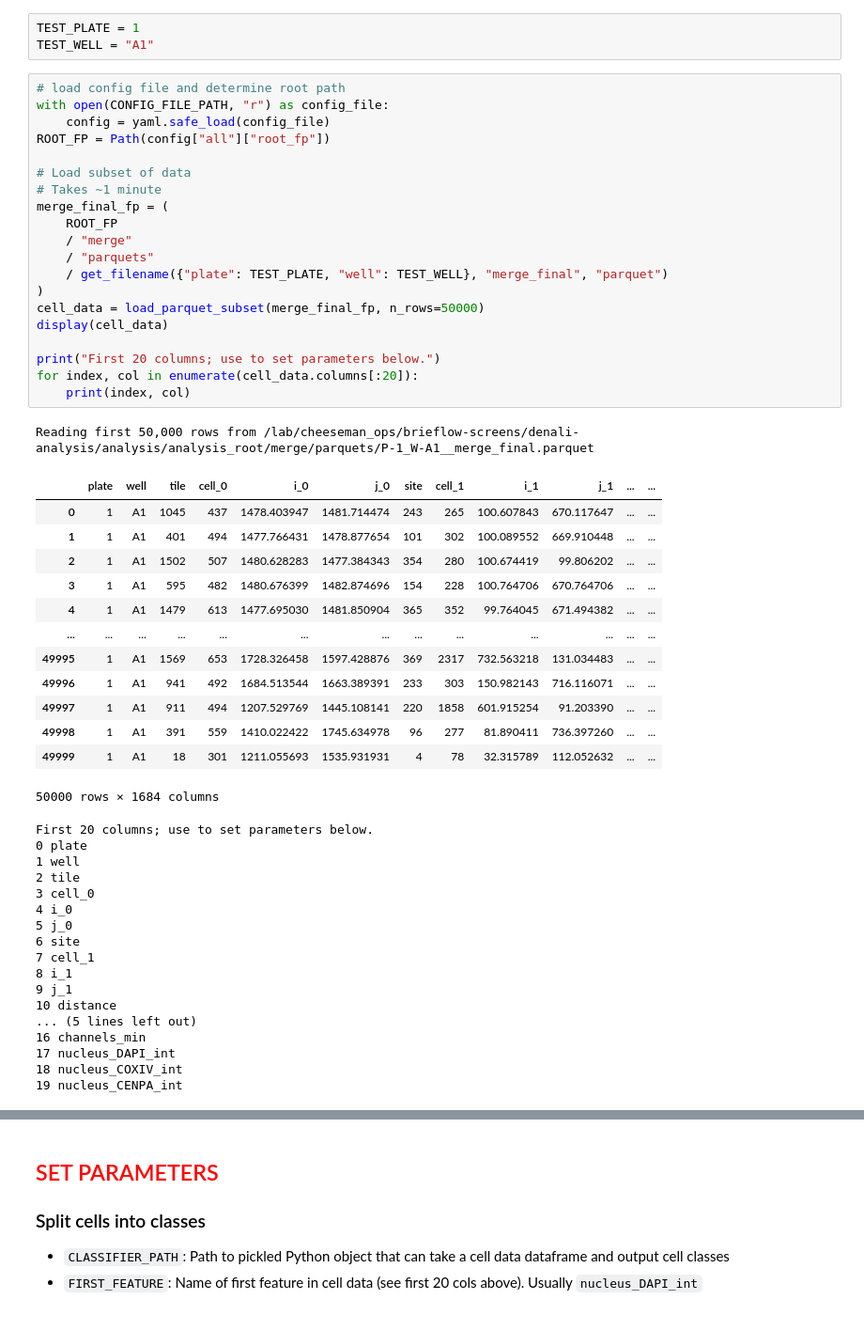
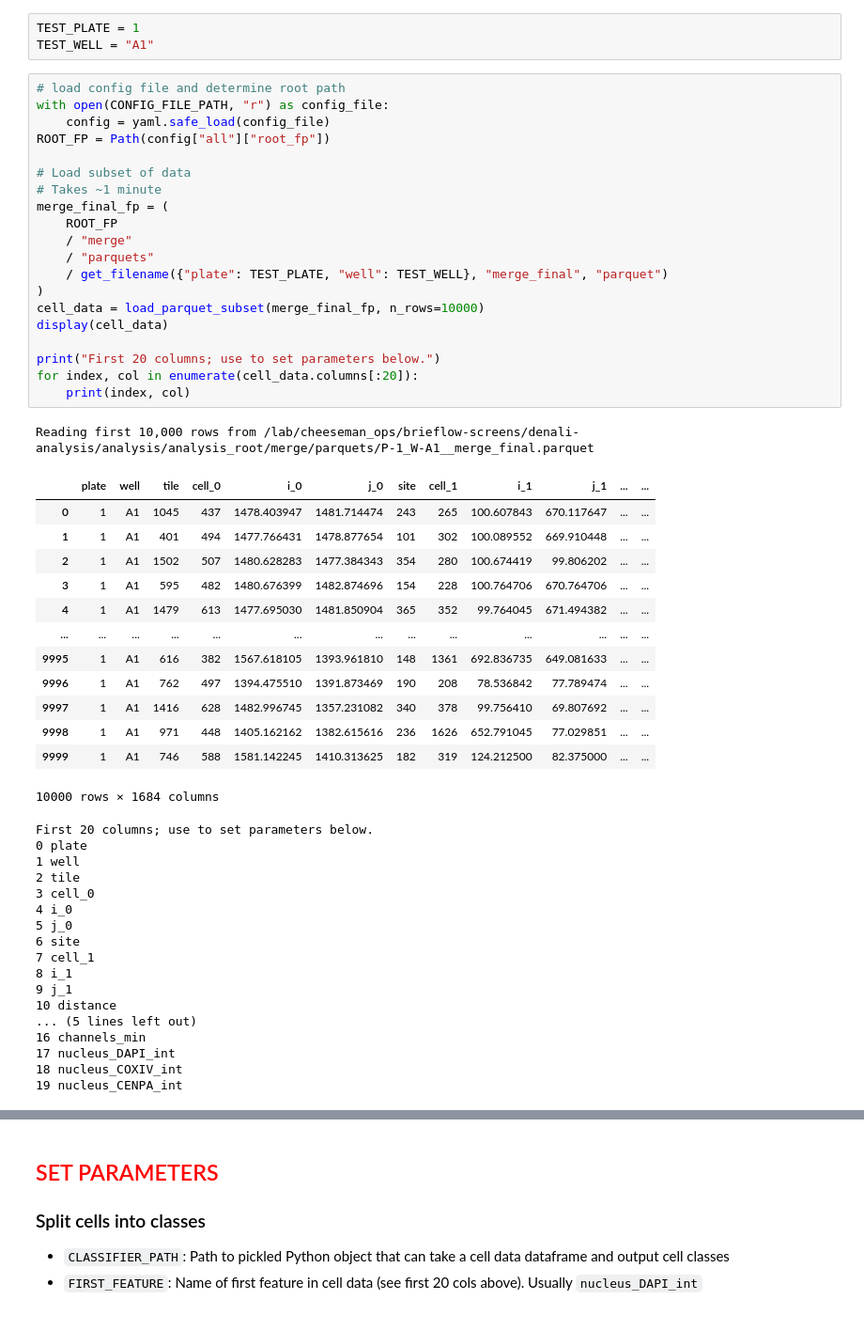
Before and after one commit to cheeseman-lab/brieflow-analysis, a Jupyter notebook: analysis/7.configure_aggregate_params.ipynb, the cells around one changed output, grey strips where cells are left out. Shown at 94% size. Drawn from its saved outputs; the diff is of its cells as text.

```diff
--- a/analysis/7.configure_aggregate_params.ipynb
+++ b/analysis/7.configure_aggregate_params.ipynb
@@ -54,38 +54,38 @@ TEST_WELL = "A1"
 # %%
 # load config file and determine root path
 with open(CONFIG_FILE_PATH, "r") as config_file:
     config = yaml.safe_load(config_file)
 ROOT_FP = Path(config["all"]["root_fp"])
 
 # Load subset of data
 # Takes ~1 minute
 merge_final_fp = (
     ROOT_FP
     / "merge"
     / "parquets"
     / get_filename({"plate": TEST_PLATE, "well": TEST_WELL}, "merge_final", "parquet")
 )
-cell_data = load_parquet_subset(merge_final_fp, n_rows=50000)
+cell_data = load_parquet_subset(merge_final_fp, n_rows=10000)
 display(cell_data)
 
 print("First 20 columns; use to set parameters below.")
 for index, col in enumerate(cell_data.columns[:20]):
     print(index, col)
 # %% [output]
-Reading first 50,000 rows from /lab/cheeseman_ops/brieflow-screens/denali-analysis/analysis/analysis_root/merge/parquets/P-1_W-A1__merge_final.parquet
+Reading first 10,000 rows from /lab/cheeseman_ops/brieflow-screens/denali-analysis/analysis/analysis_root/merge/parquets/P-1_W-A1__merge_final.parquet
 |  | plate | well | tile | cell_0 | i_0 | j_0 | site | cell_1 | i_1 | j_1 | ... | ... |
 | 0 | 1 | A1 | 1045 | 437 | 1478.403947 | 1481.714474 | 243 | 265 | 100.607843 | 670.117647 | ... | ... |
 | 1 | 1 | A1 | 401 | 494 | 1477.766431 | 1478.877654 | 101 | 302 | 100.089552 | 669.910448 | ... | ... |
 | 2 | 1 | A1 | 1502 | 507 | 1480.628283 | 1477.384343 | 354 | 280 | 100.674419 | 99.806202 | ... | ... |
 | 3 | 1 | A1 | 595 | 482 | 1480.676399 | 1482.874696 | 154 | 228 | 100.764706 | 670.764706 | ... | ... |
 | 4 | 1 | A1 | 1479 | 613 | 1477.695030 | 1481.850904 | 365 | 352 | 99.764045 | 671.494382 | ... | ... |
 | ... | ... | ... | ... | ... | ... | ... | ... | ... | ... | ... | ... | ... |
-| 49995 | 1 | A1 | 1569 | 653 | 1728.326458 | 1597.428876 | 369 | 2317 | 732.563218 | 131.034483 | ... | ... |
-| 49996 | 1 | A1 | 941 | 492 | 1684.513544 | 1663.389391 | 233 | 303 | 150.982143 | 716.116071 | ... | ... |
-| 49997 | 1 | A1 | 911 | 494 | 1207.529769 | 1445.108141 | 220 | 1858 | 601.915254 | 91.203390 | ... | ... |
-| 49998 | 1 | A1 | 391 | 559 | 1410.022422 | 1745.634978 | 96 | 277 | 81.890411 | 736.397260 | ... | ... |
-| 49999 | 1 | A1 | 18 | 301 | 1211.055693 | 1535.931931 | 4 | 78 | 32.315789 | 112.052632 | ... | ... |
+| 9995 | 1 | A1 | 616 | 382 | 1567.618105 | 1393.961810 | 148 | 1361 | 692.836735 | 649.081633 | ... | ... |
+| 9996 | 1 | A1 | 762 | 497 | 1394.475510 | 1391.873469 | 190 | 208 | 78.536842 | 77.789474 | ... | ... |
+| 9997 | 1 | A1 | 1416 | 628 | 1482.996745 | 1357.231082 | 340 | 378 | 99.756410 | 69.807692 | ... | ... |
+| 9998 | 1 | A1 | 971 | 448 | 1405.162162 | 1382.615616 | 236 | 1626 | 652.791045 | 77.029851 | ... | ... |
+| 9999 | 1 | A1 | 746 | 588 | 1581.142245 | 1410.313625 | 182 | 319 | 124.212500 | 82.375000 | ... | ... |
-50000 rows × 1684 columns
+10000 rows × 1684 columns
 First 20 columns; use to set parameters below.
 0 plate
 1 well
```
Also changed, not shown: parts of 1 cell of this notebook, 1 other file.
